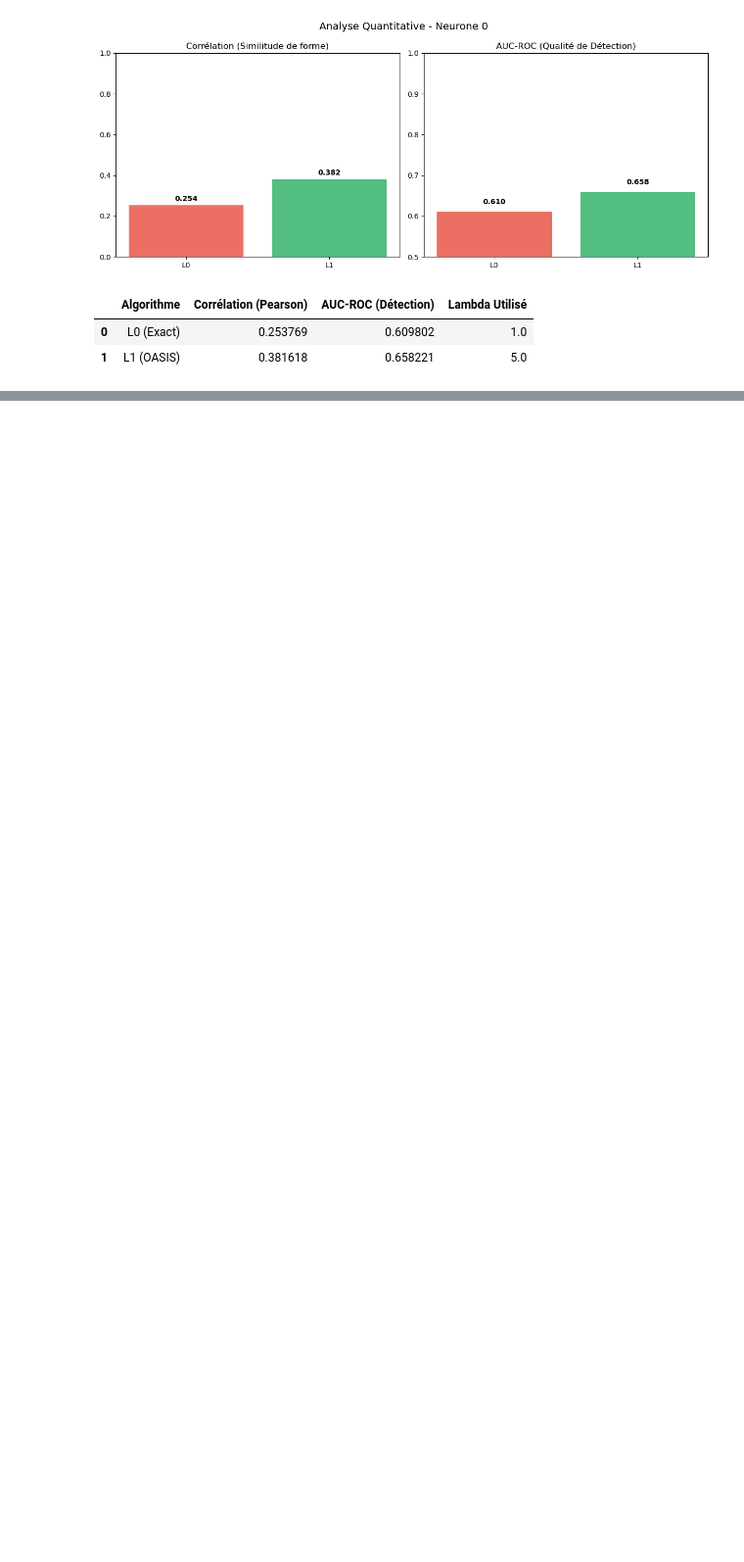
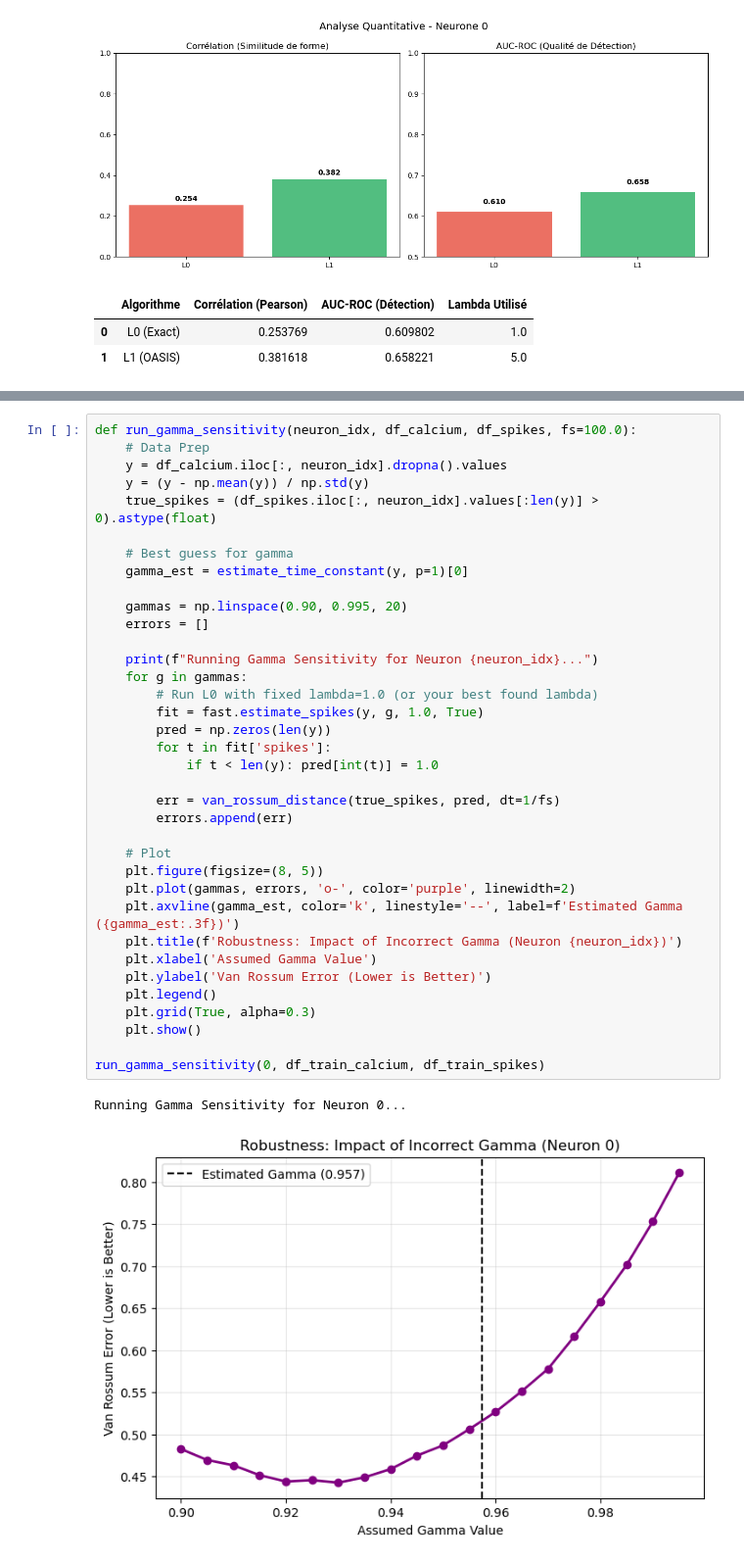
Before and after one commit to smsk-01/MVA-TimesSeries-Project, a Jupyter notebook: FastLZeroSpikeInference/python/FastLZeroSpikeInference/Projet-TS.ipynb, the cells around one changed output, grey strips where cells are left out. Shown at 98% size. Drawn from its saved outputs; the diff is of its cells as text; blank space fills up the shorter version.

```diff
--- a/FastLZeroSpikeInference/python/FastLZeroSpikeInference/Projet-TS.ipynb
+++ b/FastLZeroSpikeInference/python/FastLZeroSpikeInference/Projet-TS.ipynb
@@ -700,0 +1048,39 @@ display(stats)
+# %%
+def run_gamma_sensitivity(neuron_idx, df_calcium, df_spikes, fs=100.0):
+    # Data Prep
+    y = df_calcium.iloc[:, neuron_idx].dropna().values
+    y = (y - np.mean(y)) / np.std(y)
+    true_spikes = (df_spikes.iloc[:, neuron_idx].values[:len(y)] > 0).astype(float)
+
+    # Best guess for gamma
+    gamma_est = estimate_time_constant(y, p=1)[0]
+
+    gammas = np.linspace(0.90, 0.995, 20)
+    errors = []
+
+    print(f"Running Gamma Sensitivity for Neuron {neuron_idx}...")
+    for g in gammas:
+        # Run L0 with fixed lambda=1.0 (or your best found lambda)
+        fit = fast.estimate_spikes(y, g, 1.0, True)
+        pred = np.zeros(len(y))
+        for t in fit['spikes']:
+            if t < len(y): pred[int(t)] = 1.0
+
+        err = van_rossum_distance(true_spikes, pred, dt=1/fs)
+        errors.append(err)
+
+    # Plot
+    plt.figure(figsize=(8, 5))
+    plt.plot(gammas, errors, 'o-', color='purple', linewidth=2)
+    plt.axvline(gamma_est, color='k', linestyle='--', label=f'Estimated Gamma ({gamma_est:.3f})')
+    plt.title(f'Robustness: Impact of Incorrect Gamma (Neuron {neuron_idx})')
+    plt.xlabel('Assumed Gamma Value')
+    plt.ylabel('Van Rossum Error (Lower is Better)')
+    plt.legend()
+    plt.grid(True, alpha=0.3)
+    plt.show()
+
+run_gamma_sensitivity(0, df_train_calcium, df_train_spikes)
+# %% [output]
+Running Gamma Sensitivity for Neuron 0...
+[figure, added]
```
Also changed, not shown: parts of 18 cells of this notebook.
